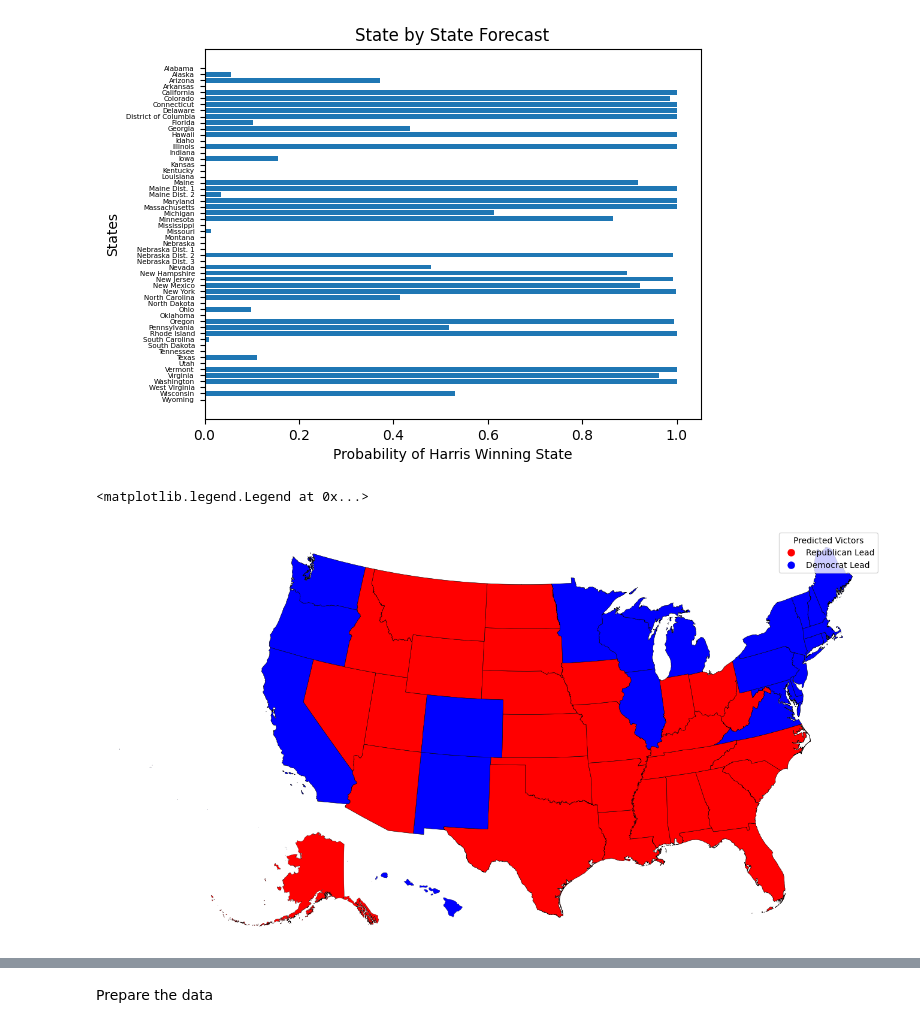
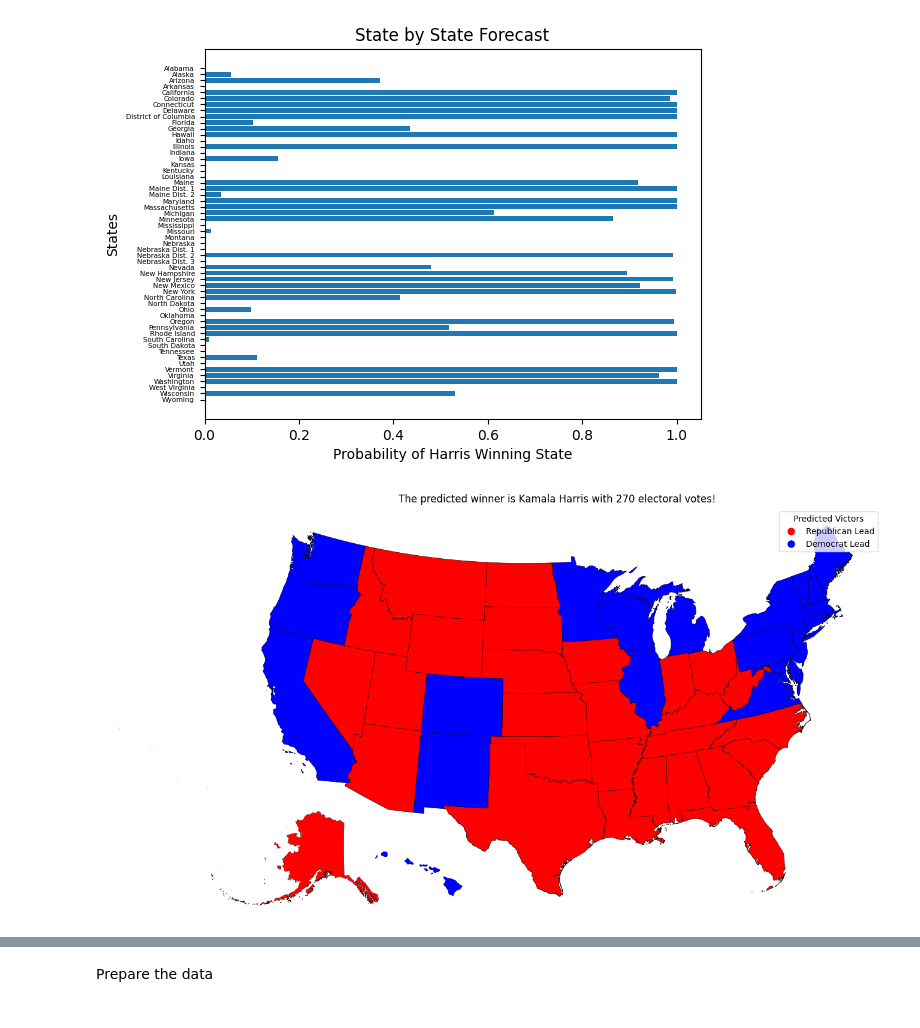
Before and after one commit to matthasgithub/election_sim, a Jupyter notebook: el_sim_eda.ipynb, the cells around one changed output, grey strips where cells are left out. Saved outputs shown, nothing was run; the diff lists cells and outputs as text; code cells hidden in the pictures.

Commit message:
Add files via upload
Small changes to graph, and removed some unnecessary clutter in code.

```diff
--- a/el_sim_eda.ipynb
+++ b/el_sim_eda.ipynb
@@ -205,35 +187,39 @@ gdf.loc[~gdf.state.isin(['Hawaii', 'Alaska'])].plot(column = "value",
                                                 edgecolor = 'black',
                                                 linewidth = .4)
 
 akax = fig.add_axes([.09, 0.21, 0.22, 0.22])
 akax.axis('off')
 akax_gdf = gdf.loc[gdf.state == 'Alaska'].copy()
 akax_gdf['geometry'] = akax_gdf['geometry'].apply(lambda geom: rotate(geom, 36))
 akax_gdf.plot(column = "value",
               cmap = cmap,
               ax = akax,
               norm = norm,
               edgecolor = 'black',
               linewidth = .2)
 
 hiax = fig.add_axes([-.03, 0.15, 0.45, 0.45])
 hiax.axis('off')
 hawaii_gdf = gdf.loc[gdf.state == 'Hawaii'].copy()
 hawaii_gdf['geometry'] = hawaii_gdf['geometry'].apply(lambda geom: rotate(geom, 45))
 hawaii_gdf.plot(column="value",
                 ax = hiax,
                 cmap = cmap,
                 norm = norm,
                 edgecolor = 'black',
                 linewidth = .2)
 
 rep_win = plt.Line2D([0], [0], marker='o', color='w', markerfacecolor='red', markersize=10, label='Republican Lead')
 dem_win = plt.Line2D([0], [0], marker='o', color='w', markerfacecolor='blue', markersize=10, label='Democrat Lead')
 ax.legend(handles = [rep_win, dem_win], title = 'Predicted Victors')
+if dem_ev >= 270:
+    ax.set_title(f"The predicted winner is Kamala Harris with {dem_ev} electoral votes!")
+elif rep_ev >= 270:
+    ax.set_title(f"The predicted winner is Donald Trump with {rep_ev} electoral votes!")
+else:
+    ax.set_title("There is no predicted winner, as neither candidate got 270 electoral votes.")
 
-#### Add a title which says "The predicted winner is ___ with ___ electoral votes"
-#### Credits to : https://medium.com/@alex_44314/use-python-geopandas-to-make-a-us-map-with-alaska-and-hawaii-39a9f5c222c6
+# Credits to : https://medium.com/@alex_44314/use-python-geopandas-to-make-a-us-map-with-alaska-and-hawaii-39a9f5c222c6
 # %% [output]
-<matplotlib.legend.Legend at 0x...>
-[figure, old version]
+[figure, new version]
 # %%
```
Also changed, not shown: parts of 7 cells of this notebook.
